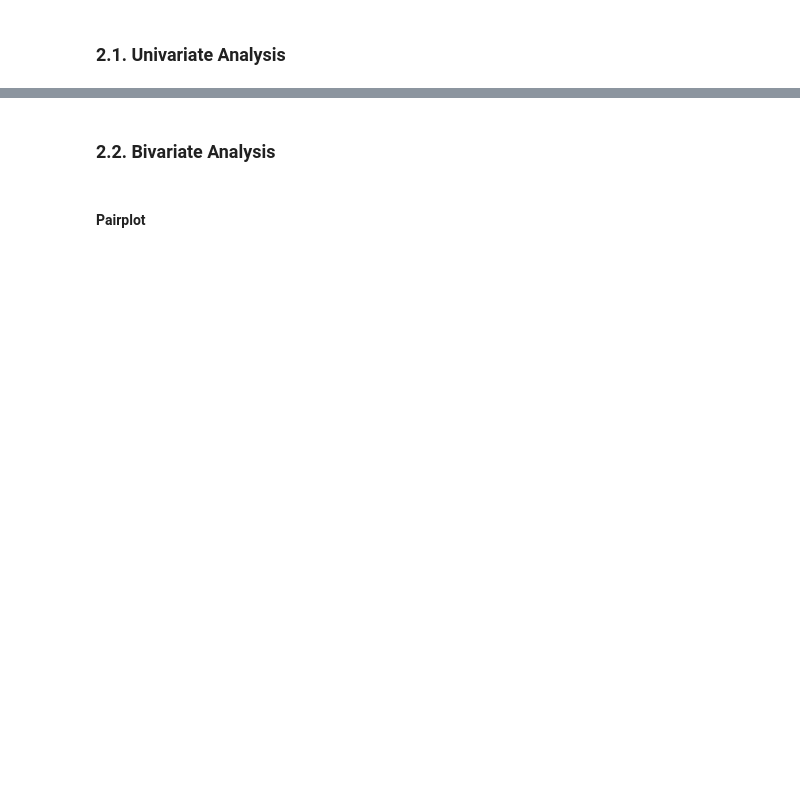
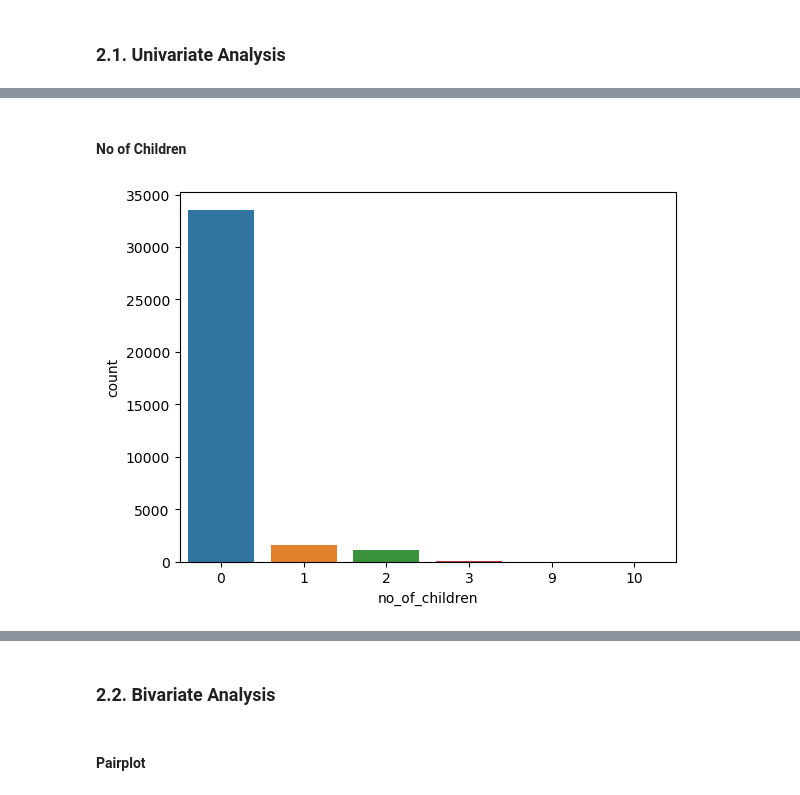
Before and after one commit to IslamelGebaly/HotelReservationDataScience, a Jupyter notebook: EDA.ipynb, the cells around one changed output, grey strips where cells are left out. Cells and saved outputs as stored; diff of their text form; code cells hidden in the pictures; blank space fills up the shorter version.

```diff
--- a/EDA.ipynb
+++ b/EDA.ipynb
@@ -235,0 +177,7 @@ sns.barplot(df[label].value_counts().reset_index(), x = "index", y = label)
+# %% [markdown]
+#### No of Children
+# %%
+sns.barplot(df["no_of_children"].value_counts().reset_index(), x = "no_of_children", y = "count")
+plt.show()
+# %% [output]
+[figure, added]
```
Also changed, not shown: parts of 82 cells of this notebook, 2 other files.
